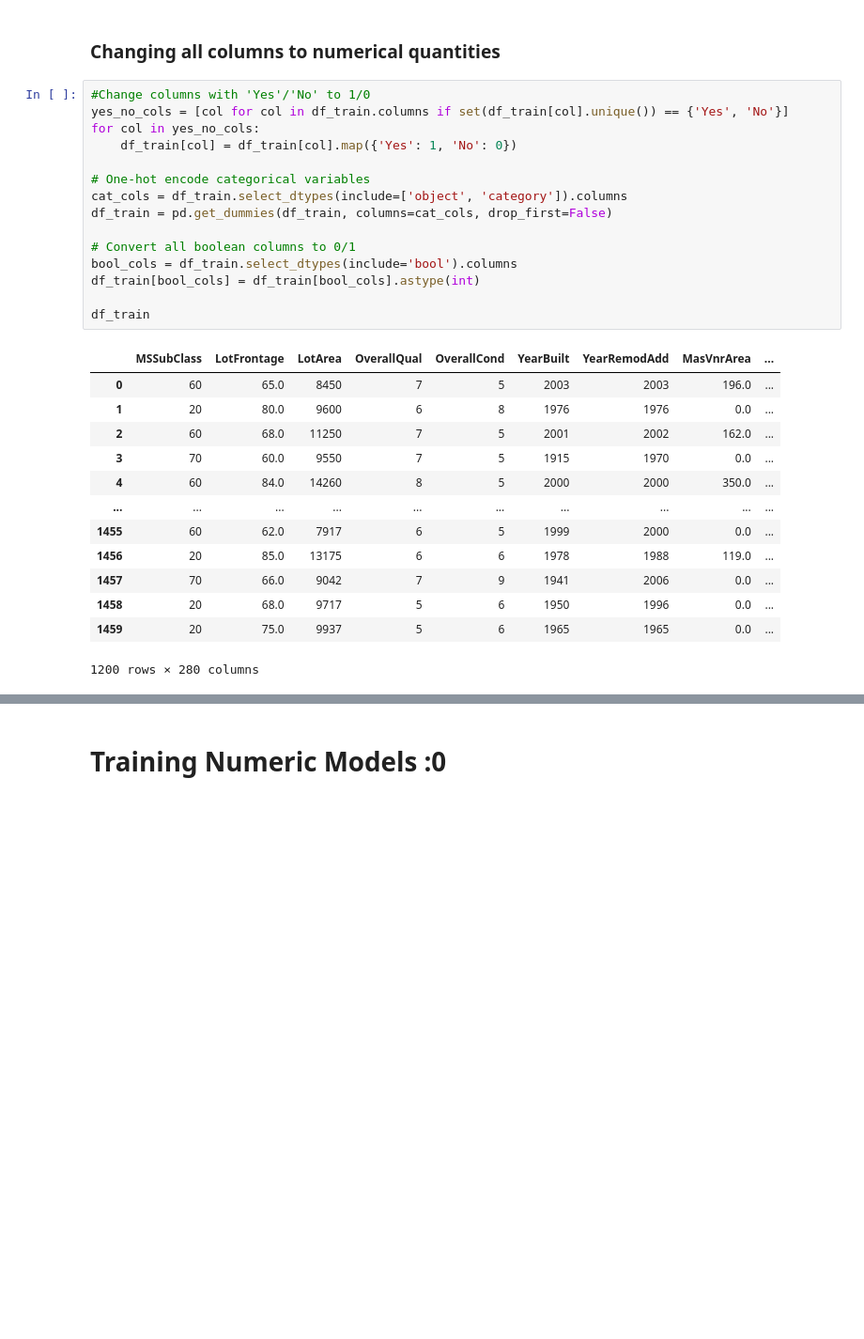
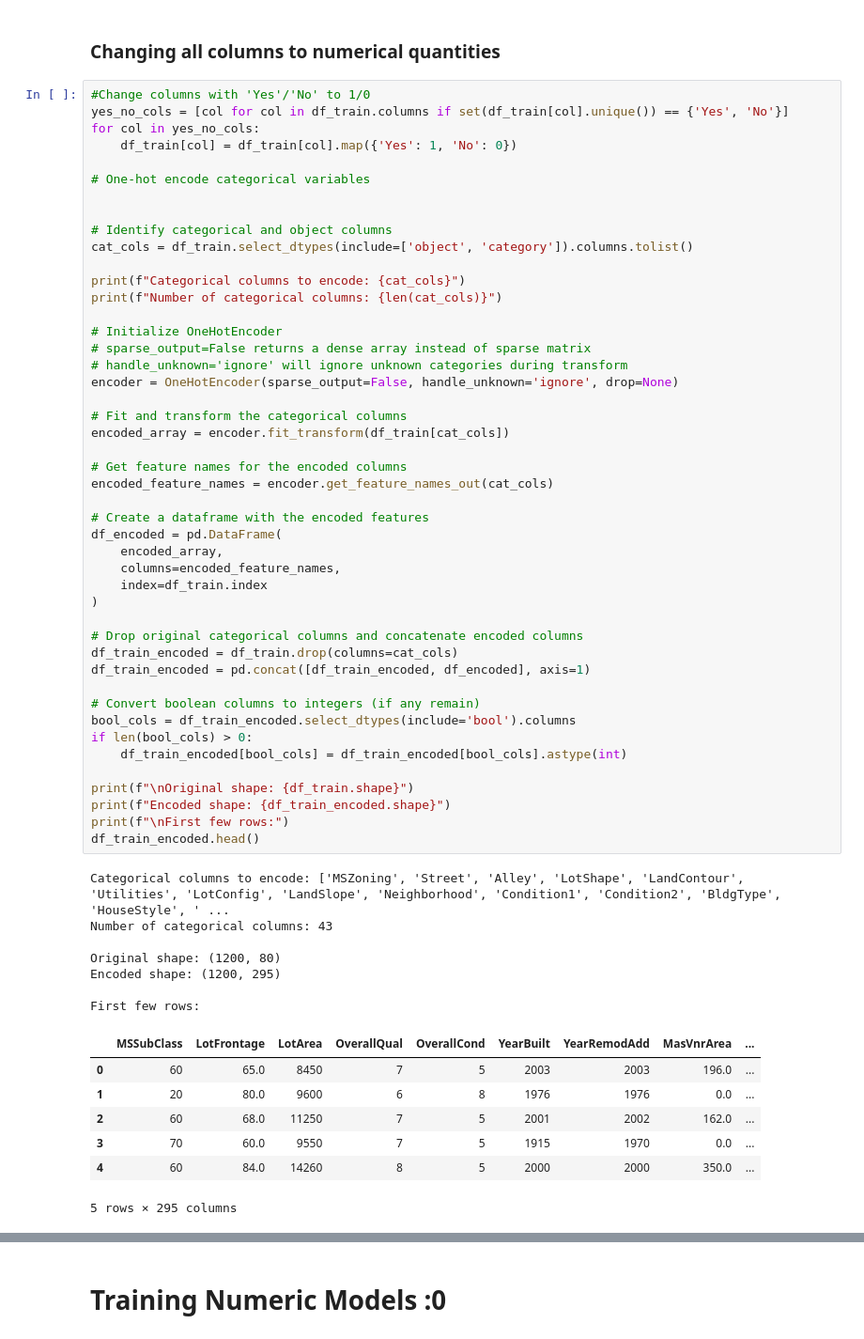
Before and after one commit to thanikaar/ml, a Jupyter notebook: house-prices-advanced-regression-techniques/HW_kaggle.ipynb, the cells around one changed output, grey strips where cells are left out. Shown at 94% size. Drawn from its saved outputs; the diff is of its cells as text; blank space fills up the shorter version.

```diff
--- a/house-prices-advanced-regression-techniques/HW_kaggle.ipynb
+++ b/house-prices-advanced-regression-techniques/HW_kaggle.ipynb
@@ -137,29 +130,61 @@ memory usage: 2.6 MB
 # %%
 #Change columns with 'Yes'/'No' to 1/0
 yes_no_cols = [col for col in df_train.columns if set(df_train[col].unique()) == {'Yes', 'No'}]
 for col in yes_no_cols:
     df_train[col] = df_train[col].map({'Yes': 1, 'No': 0})
 
 # One-hot encode categorical variables
-cat_cols = df_train.select_dtypes(include=['object', 'category']).columns
-df_train = pd.get_dummies(df_train, columns=cat_cols, drop_first=False)
 
-# Convert all boolean columns to 0/1
-bool_cols = df_train.select_dtypes(include='bool').columns
-df_train[bool_cols] = df_train[bool_cols].astype(int)
 
-df_train
+# Identify categorical and object columns
+cat_cols = df_train.select_dtypes(include=['object', 'category']).columns.tolist()
+
+print(f"Categorical columns to encode: {cat_cols}")
+print(f"Number of categorical columns: {len(cat_cols)}")
+
+# Initialize OneHotEncoder
+# sparse_output=False returns a dense array instead of sparse matrix
+# handle_unknown='ignore' will ignore unknown categories during transform
+encoder = OneHotEncoder(sparse_output=False, handle_unknown='ignore', drop=None)
+
+# Fit and transform the categorical columns
+encoded_array = encoder.fit_transform(df_train[cat_cols])
+
+# Get feature names for the encoded columns
+encoded_feature_names = encoder.get_feature_names_out(cat_cols)
+
+# Create a dataframe with the encoded features
+df_encoded = pd.DataFrame(
+    encoded_array,
+    columns=encoded_feature_names,
+    index=df_train.index
+)
+
+# Drop original categorical columns and concatenate encoded columns
+df_train_encoded = df_train.drop(columns=cat_cols)
+df_train_encoded = pd.concat([df_train_encoded, df_encoded], axis=1)
+
+# Convert boolean columns to integers (if any remain)
+bool_cols = df_train_encoded.select_dtypes(include='bool').columns
+if len(bool_cols) > 0:
+    df_train_encoded[bool_cols] = df_train_encoded[bool_cols].astype(int)
+
+print(f"\nOriginal shape: {df_train.shape}")
+print(f"Encoded shape: {df_train_encoded.shape}")
+print(f"\nFirst few rows:")
+df_train_encoded.head()
 # %% [output]
+Categorical columns to encode: ['MSZoning', 'Street', 'Alley', 'LotShape', 'LandContour', 'Utilities', 'LotConfig', 'LandSlope', 'Neighborhood', 'Condition1', 'Condition2', 'BldgType', 'HouseStyle', ' ...
+Number of categorical columns: 43
+
+Original shape: (1200, 80)
+Encoded shape: (1200, 295)
+
+First few rows:
 |  | MSSubClass | LotFrontage | LotArea | OverallQual | OverallCond | YearBuilt | YearRemodAdd | MasVnrArea | ... |
 | 0 | 60 | 65.0 | 8450 | 7 | 5 | 2003 | 2003 | 196.0 | ... |
 | 1 | 20 | 80.0 | 9600 | 6 | 8 | 1976 | 1976 | 0.0 | ... |
 | 2 | 60 | 68.0 | 11250 | 7 | 5 | 2001 | 2002 | 162.0 | ... |
 | 3 | 70 | 60.0 | 9550 | 7 | 5 | 1915 | 1970 | 0.0 | ... |
 | 4 | 60 | 84.0 | 14260 | 8 | 5 | 2000 | 2000 | 350.0 | ... |
-| ... | ... | ... | ... | ... | ... | ... | ... | ... | ... |
-| 1455 | 60 | 62.0 | 7917 | 6 | 5 | 1999 | 2000 | 0.0 | ... |
-| 1456 | 20 | 85.0 | 13175 | 6 | 6 | 1978 | 1988 | 119.0 | ... |
-| 1457 | 70 | 66.0 | 9042 | 7 | 9 | 1941 | 2006 | 0.0 | ... |
-| 1458 | 20 | 68.0 | 9717 | 5 | 6 | 1950 | 1996 | 0.0 | ... |
-| 1459 | 20 | 75.0 | 9937 | 5 | 6 | 1965 | 1965 | 0.0 | ... |
-1200 rows × 280 columns
+5 rows × 295 columns
```
Also changed, not shown: parts of 19 cells of this notebook.
